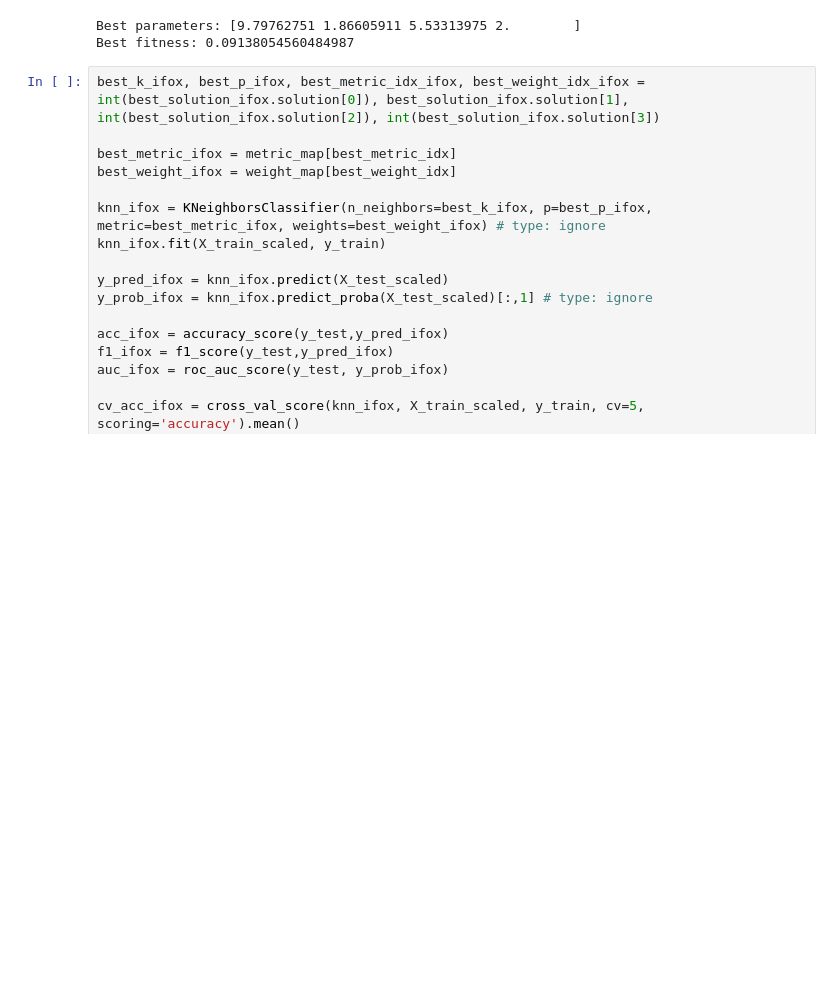
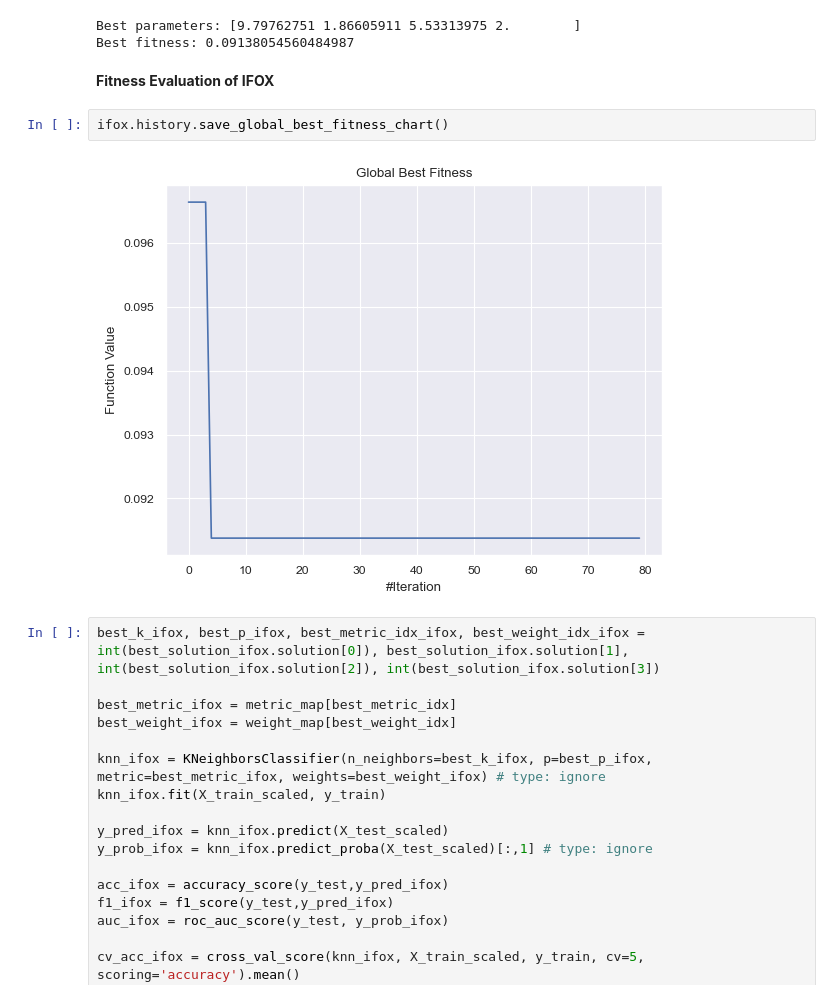
Before and after one commit to ferayame/OOA, a Jupyter notebook: scr/OOA-KNN.ipynb, the cells around one changed output. Cells and saved outputs as stored; diff of their text form; blank space fills up the shorter version.

Commit message:
adding fitness evaluation plot

```diff
--- a/scr/OOA-KNN.ipynb
+++ b/scr/OOA-KNN.ipynb
@@ -379,6 +379,12 @@ print(f"Best fitness: {best_solution_ifox.target.fitness}")
 2025/11/29 07:41:19 PM, INFO, IFOX.IFOX: >>>Problem: KNN_Optimization, Epoch: 80, Current best: 0.09138054560484987, Global best: 0.09138054560484987, Runtime: 6.58520 seconds
 Best parameters: [9.79762751 1.86605911 5.53313975 2.        ]
 Best fitness: 0.09138054560484987
+# %% [markdown]
+**Fitness Evaluation of IFOX**
+# %%
+ifox.history.save_global_best_fitness_chart()
+# %% [output]
+[figure, added]
 # %%
 best_k_ifox, best_p_ifox, best_metric_idx_ifox, best_weight_idx_ifox = int(best_solution_ifox.solution[0]), best_solution_ifox.solution[1], int(best_solution_ifox.solution[2]), int(best_solution_ifox.solution[3])
 
```
Also changed, not shown: 2 other files.
